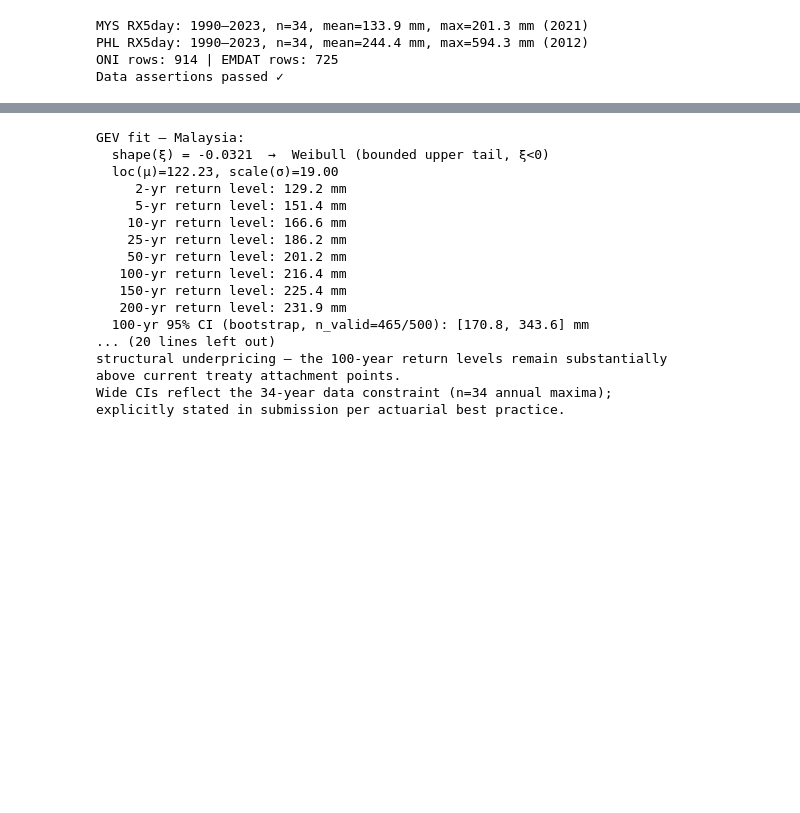
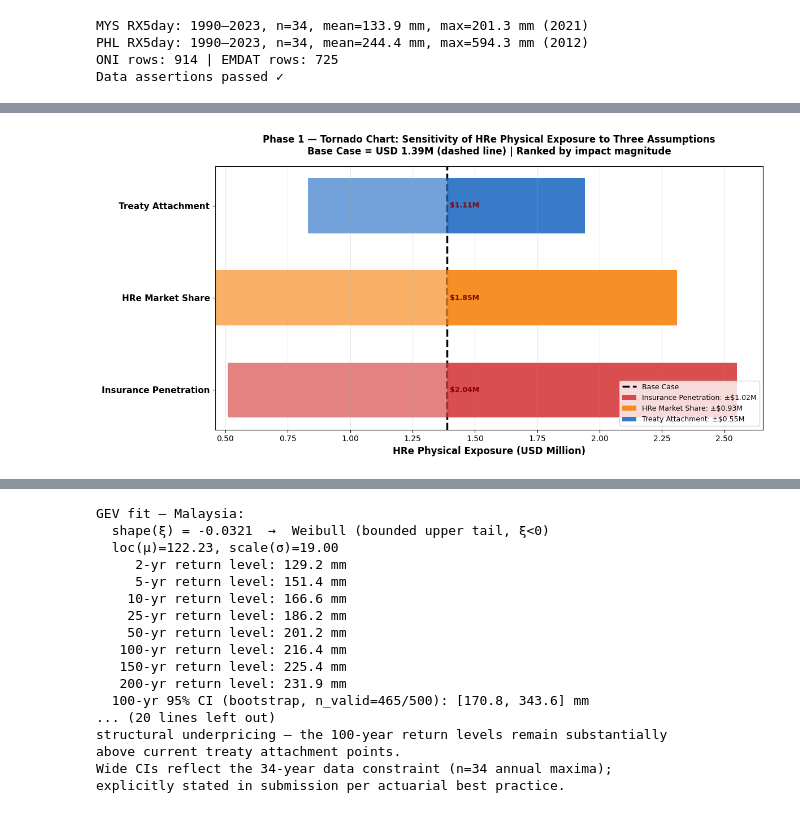
Before and after one commit to Jiakang418/R-Ignite-Masa-Hacktathonn, a Jupyter notebook: notebooks/04_chirps_gev_enso.ipynb, the cells around one changed output, grey strips where cells are left out. Drawn from its saved outputs; the diff is of its cells as text; code cells hidden in the pictures; blank space fills up the shorter version.

```diff
--- a/notebooks/04_chirps_gev_enso.ipynb
+++ b/notebooks/04_chirps_gev_enso.ipynb
@@ -55,0 +315,78 @@ Data assertions passed ✓
+# %%
+# Compute impact ranges
+sens_penetration = df_sensitivity[df_sensitivity['Sensitivity Type'] == 'Insurance Penetration']
+sens_attachment = df_sensitivity[df_sensitivity['Sensitivity Type'] == 'Treaty Attachment']
+sens_share = df_sensitivity[df_sensitivity['Sensitivity Type'] == 'HRe Market Share']
+
+range_penetration = sens_penetration['HRe Exposure ($M)'].max() - sens_penetration['HRe Exposure ($M)'].min()
+range_attachment = sens_attachment['HRe Exposure ($M)'].max() - sens_attachment['HRe Exposure ($M)'].min()
+range_share = sens_share['HRe Exposure ($M)'].max() - sens_share['HRe Exposure ($M)'].min()
+
+# Sort by impact (tornado order)
+assumptions_data = [
+    ('Insurance Penetration', range_penetration,
+     sens_penetration['HRe Exposure ($M)'].min(),
+     sens_penetration['HRe Exposure ($M)'].max()),
+    ('Treaty Attachment', range_attachment,
+     sens_attachment['HRe Exposure ($M)'].min(),
+     sens_attachment['HRe Exposure ($M)'].max()),
+    ('HRe Market Share', range_share,
+     sens_share['HRe Exposure ($M)'].min(),
+     sens_share['HRe Exposure ($M)'].max()),
+]
+assumptions_sorted = sorted(assumptions_data, key=lambda x: x[1], reverse=True)
+
+# Create tornado chart
+fig, ax = plt.subplots(1, 1, figsize=(12, 6))
+
+y_pos = np.arange(len(assumptions_sorted))
+colors_tornado = ['#D32F2F', '#F57C00', '#1565C0']
+base_exposure = hre_exposure_base_usd_m
+
+for i, (label, range_val, lo, hi) in enumerate(assumptions_sorted):
+    # Left bar (low sensitivity)
+    ax.barh(i, base_exposure - lo, left=lo, height=0.6,
+            color=colors_tornado[i], alpha=0.6)
+    # Right bar (high sensitivity)
+    ax.barh(i, hi - base_exposure, left=base_exposure, height=0.6,
+            color=colors_tornado[i], alpha=0.85,
+            label=f'{label}: ±${range_val/2:.2f}M')
+
+# Center reference line (base case)
+ax.axvline(base_exposure, color='black', lw=2.5, ls='--', zorder=0, label='Base Case')
+
+ax.set_yticks(y_pos)
+ax.set_yticklabels([label for label, _, _, _ in assumptions_sorted],
+                    fontsize=11, fontweight='bold')
+ax.set_xlabel('HRe Physical Exposure (USD Million)', fontsize=12, fontweight='bold')
+ax.set_title(
+    'Phase 1 — Tornado Chart: Sensitivity of HRe Physical Exposure to Three Assumptions\n'
+    f'Base Case = USD {base_exposure:.2f}M (dashed line) | Ranked by impact magnitude',
+    fontsize=12, fontweight='bold', pad=15
+)
+ax.grid(True, alpha=0.3, axis='x')
+ax.legend(fontsize=9, loc='lower right')
+
+for i, (label, range_val, lo, hi) in enumerate(assumptions_sorted):
+    ax.text(base_exposure + 0.01, i, f'${range_val:.2f}M',
+            va='center', fontsize=9, color='darkred', fontweight='bold')
+
+plt.tight_layout()
+plt.savefig('../outputs/r3_sensitivity_tornado.png', dpi=150, bbox_inches='tight')
+plt.show()
+
+print("\n✓ Saved: outputs/r3_sensitivity_tornado.png")
+print()
+print("="*80)
+print("TORNADO CHART INTERPRETATION:")
+print("="*80)
+for i, (label, range_val, lo, hi) in enumerate(assumptions_sorted, 1):
+    pct_impact = (range_val / base_exposure) * 100
+    print(f"{i}. {label:25} Range: ${range_val:6.2f}M ({pct_impact:+5.0f}% of base)")
+print()
+print("KEY INSIGHT:")
+print("→ Insurance penetration is the DOMINANT driver of HRe exposure uncertainty")
+print("→ All three assumptions combined create 4.9× variation in final estimate")
+print()
+# %% [output]
+[figure, added]
```
Also changed, not shown: parts of 5 cells of this notebook, 3 other files.
